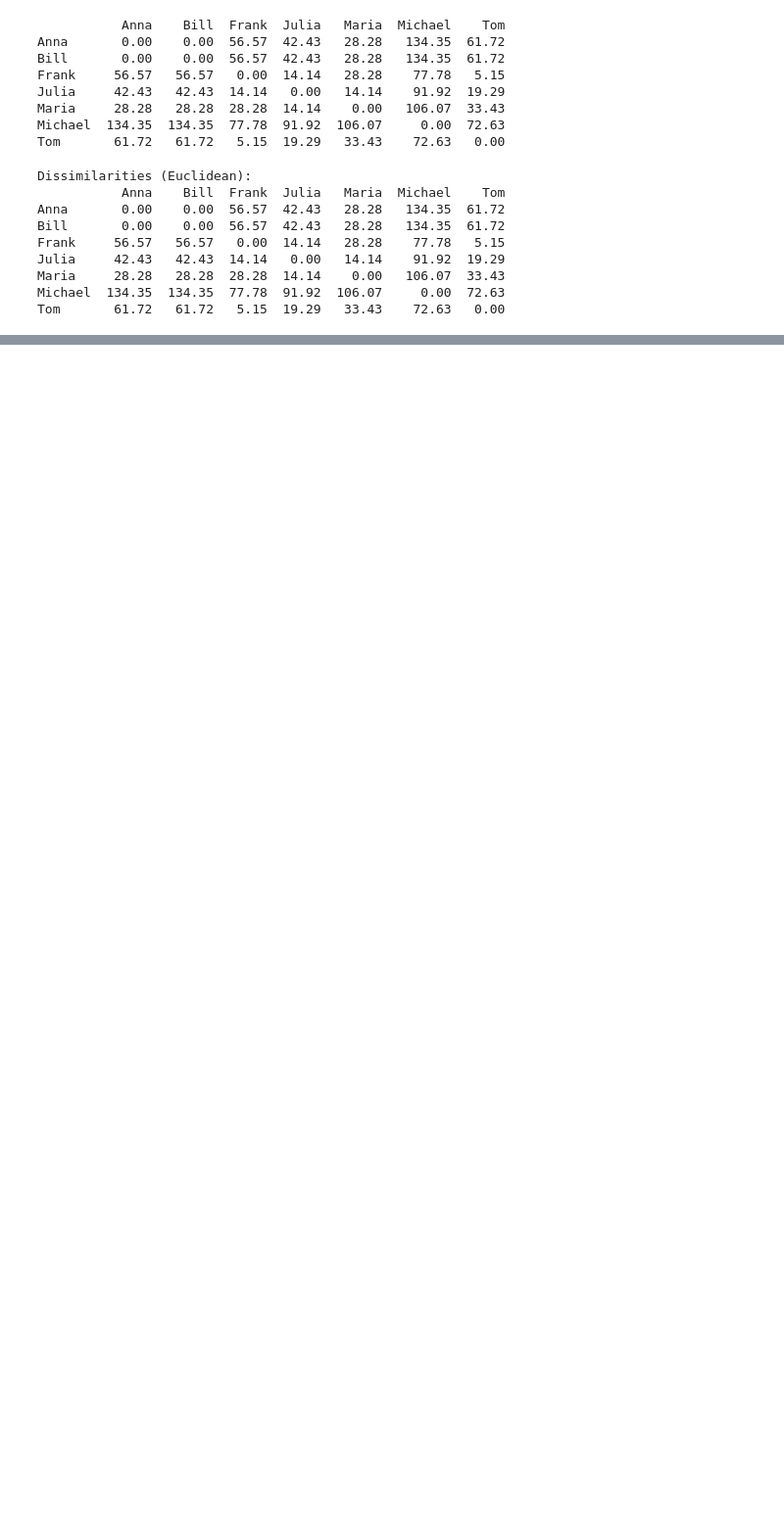
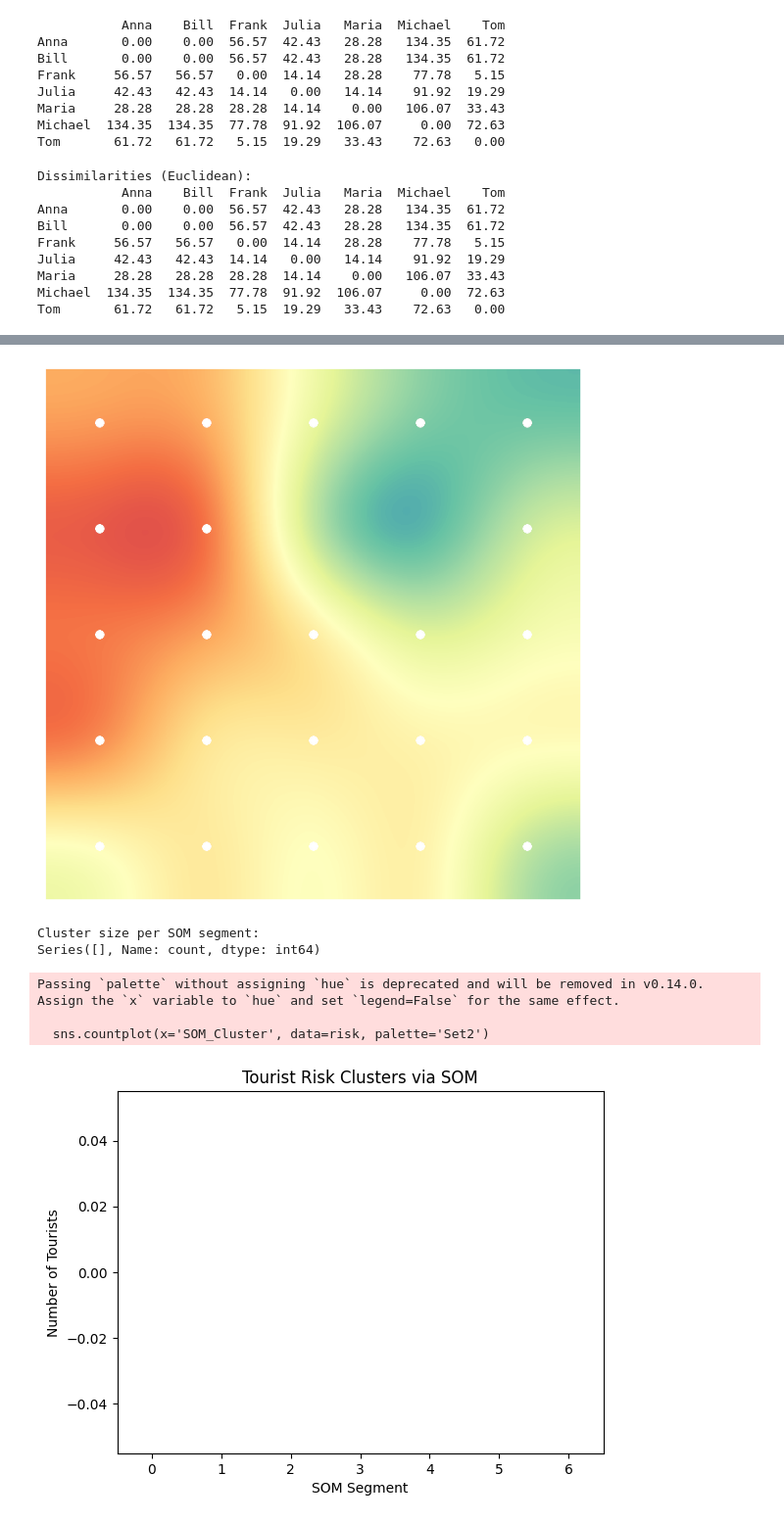
Before and after one commit to Imanchandra2024/FeyynMcDonalds, a Jupyter notebook: fyenn_project.ipynb, the cells around one changed output, grey strips where cells are left out. Shown at 98% size. Drawn from its saved outputs; the diff is of its cells as text; code cells hidden in the pictures; blank space fills up the shorter version.

```diff
--- a/fyenn_project.ipynb
+++ b/fyenn_project.ipynb
@@ -72,0 +141,42 @@ Tom       61.72   61.72   5.15  19.29   33.43    72.63   0.00
+# %%
+import numpy as np
+import pandas as pd
+import matplotlib.pyplot as plt
+import seaborn as sns
+import somoclu
+
+# 1. Simulate tourist risk-taking data (1000 tourists, 6 binary variables)
+np.random.seed(1234)
+risk = pd.DataFrame(np.random.randint(0, 2, size=(1000, 6)),
+                    columns=['financial', 'career', 'recreational', 'health', 'safety', 'social'])
+
+# 2. Normalize the data
+from sklearn.preprocessing import MinMaxScaler
+
+scaler = MinMaxScaler()
+risk_scaled = scaler.fit_transform(risk)
+
+# 3. Create and train SOM using Somoclu (5x5 grid)
+n_rows, n_columns = 5, 5
+som = somoclu.Somoclu(n_columns, n_rows, compactsupport=False, initialization='pca')
+som.train(risk_scaled)
+
+# 4. Plot U-Matrix (distance between codebook vectors)
+som.view_umatrix(bestmatches=True)
+
+# 5. Optional: Assign each tourist to a cluster
+cluster_labels = som.cluster()
+risk['SOM_Cluster'] = cluster_labels
+
+# 6. View the number of tourists in each SOM segment
+cluster_counts = risk['SOM_Cluster'].value_counts().sort_index()
+print("Cluster size per SOM segment:")
+print(cluster_counts)
+
+# 7. Optional: Visualize cluster distribution
+sns.countplot(x='SOM_Cluster', data=risk, palette='Set2')
+plt.title("Tourist Risk Clusters via SOM")
+plt.xlabel("SOM Segment")
+plt.ylabel("Number of Tourists")
+plt.show()
+# %% [output]
@@ -72,0 +184,7 @@ Tom       61.72   61.72   5.15  19.29   33.43    72.63   0.00
+[figure, added]
+Cluster size per SOM segment:
+Series([], Name: count, dtype: int64)
+Passing `palette` without assigning `hue` is deprecated and will be removed in v0.14.0. Assign the `x` variable to `hue` and set `legend=False` for the same effect.
+
+  sns.countplot(x='SOM_Cluster', data=risk, palette='Set2')
+[figure, added]
```
Also changed, not shown: parts of 9 cells of this notebook.
